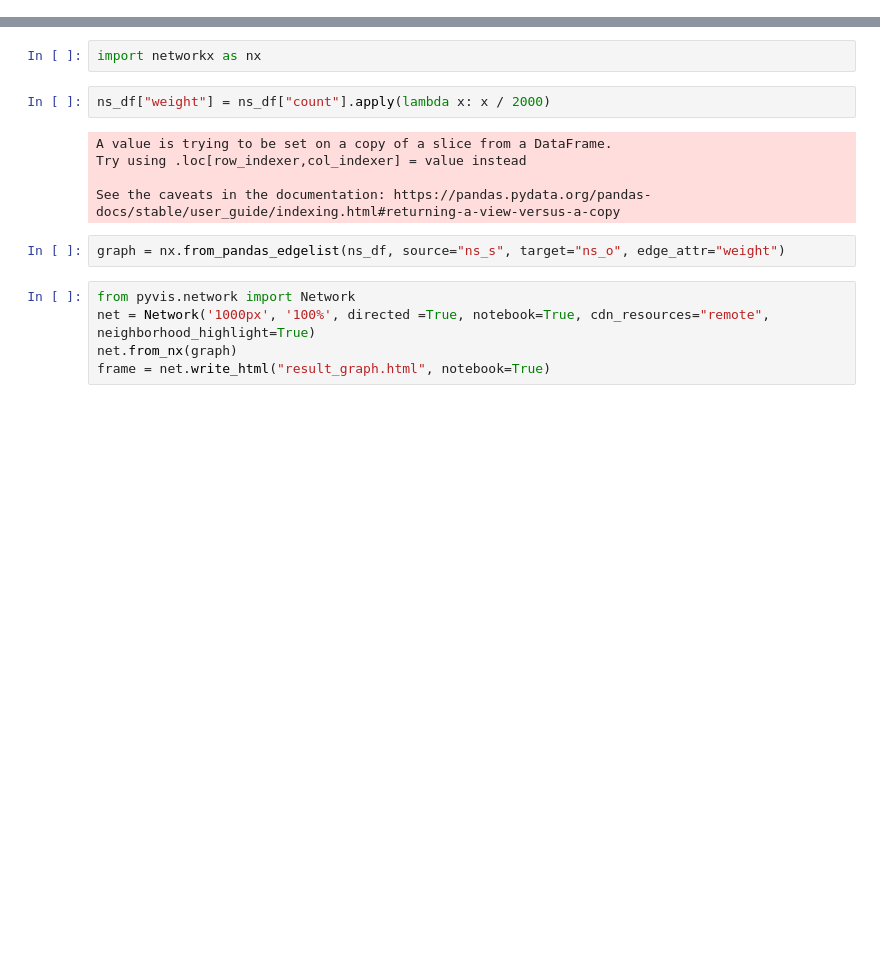
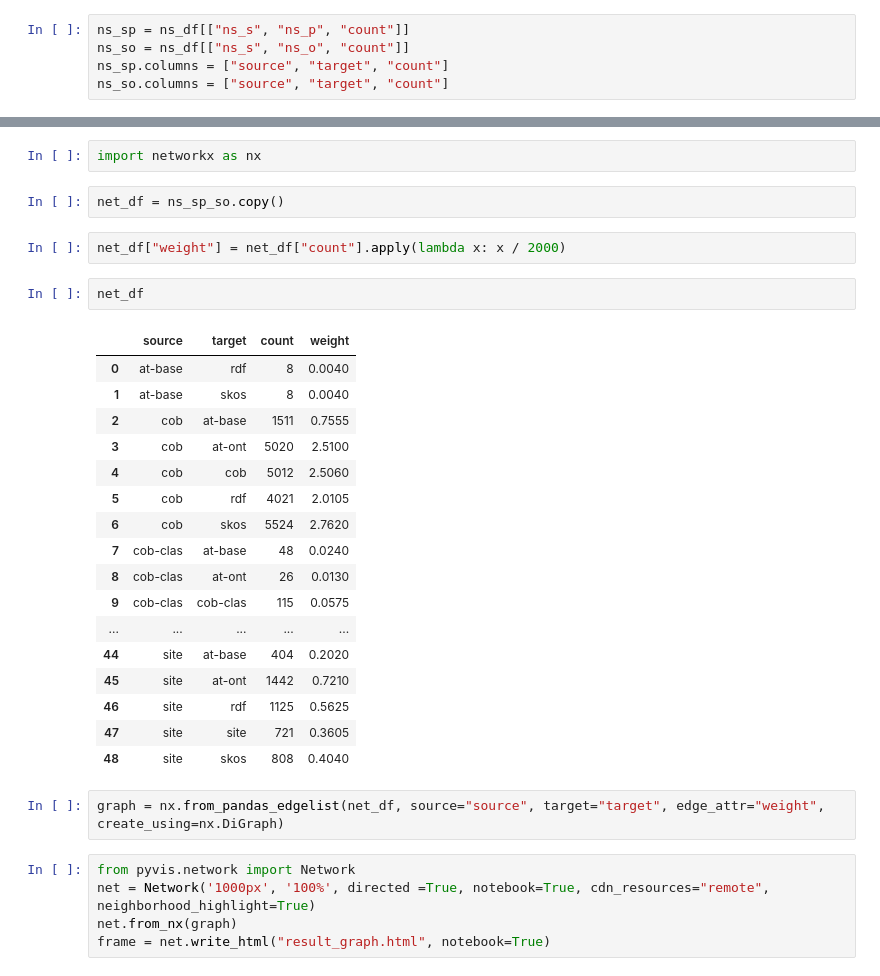
Before and after one commit to meaningfy-ws/taxonomy-metrics, a Jupyter notebook: notebooks/extract_unique_namespaces.ipynb, the cells around one changed output, grey strips where cells are left out. Saved outputs shown, nothing was run; the diff lists cells and outputs as text; blank space fills up the shorter version.

```diff
--- a/notebooks/extract_unique_namespaces.ipynb
+++ b/notebooks/extract_unique_namespaces.ipynb
@@ -66 +114,6 @@ ns_s_o.to_csv("ns_s_o.csv", index=False)
+# %%
+ns_sp = ns_df[["ns_s", "ns_p", "count"]]
+ns_so = ns_df[["ns_s", "ns_o", "count"]]
+ns_sp.columns = ["source", "target", "count"]
+ns_so.columns = ["source", "target", "count"]
 # %%
@@ -134,14 +134,31 @@ for ns_s, ns_p_o in at_ns_df:
 # %%
 import networkx as nx
+# %%
+net_df = ns_sp_so.copy()
 # %%
-ns_df["weight"] = ns_df["count"].apply(lambda x: x / 2000)
+net_df["weight"] = net_df["count"].apply(lambda x: x / 2000)
-# %% [output]
-A value is trying to be set on a copy of a slice from a DataFrame.
-Try using .loc[row_indexer,col_indexer] = value instead
-
-See the caveats in the documentation: https://pandas.pydata.org/pandas-docs/stable/user_guide/indexing.html#returning-a-view-versus-a-copy
+# %%
+net_df
+# %% [output]
+|  | source | target | count | weight |
+| 0 | at-base | rdf | 8 | 0.0040 |
+| 1 | at-base | skos | 8 | 0.0040 |
+| 2 | cob | at-base | 1511 | 0.7555 |
+| 3 | cob | at-ont | 5020 | 2.5100 |
+| 4 | cob | cob | 5012 | 2.5060 |
+| 5 | cob | rdf | 4021 | 2.0105 |
+| 6 | cob | skos | 5524 | 2.7620 |
+| 7 | cob-clas | at-base | 48 | 0.0240 |
+| 8 | cob-clas | at-ont | 26 | 0.0130 |
+| 9 | cob-clas | cob-clas | 115 | 0.0575 |
+| ... | ... | ... | ... | ... |
+| 44 | site | at-base | 404 | 0.2020 |
+| 45 | site | at-ont | 1442 | 0.7210 |
+| 46 | site | rdf | 1125 | 0.5625 |
+| 47 | site | site | 721 | 0.3605 |
+| 48 | site | skos | 808 | 0.4040 |
 # %%
-graph = nx.from_pandas_edgelist(ns_df, source="ns_s", target="ns_o", edge_attr="weight")
+graph = nx.from_pandas_edgelist(net_df, source="source", target="target", edge_attr="weight", create_using=nx.DiGraph)
 # %%
 from pyvis.network import Network
 net = Network('1000px', '100%', directed =True, notebook=True, cdn_resources="remote", neighborhood_highlight=True)
```
Also changed, not shown: parts of 14 cells of this notebook, 4 other files.
